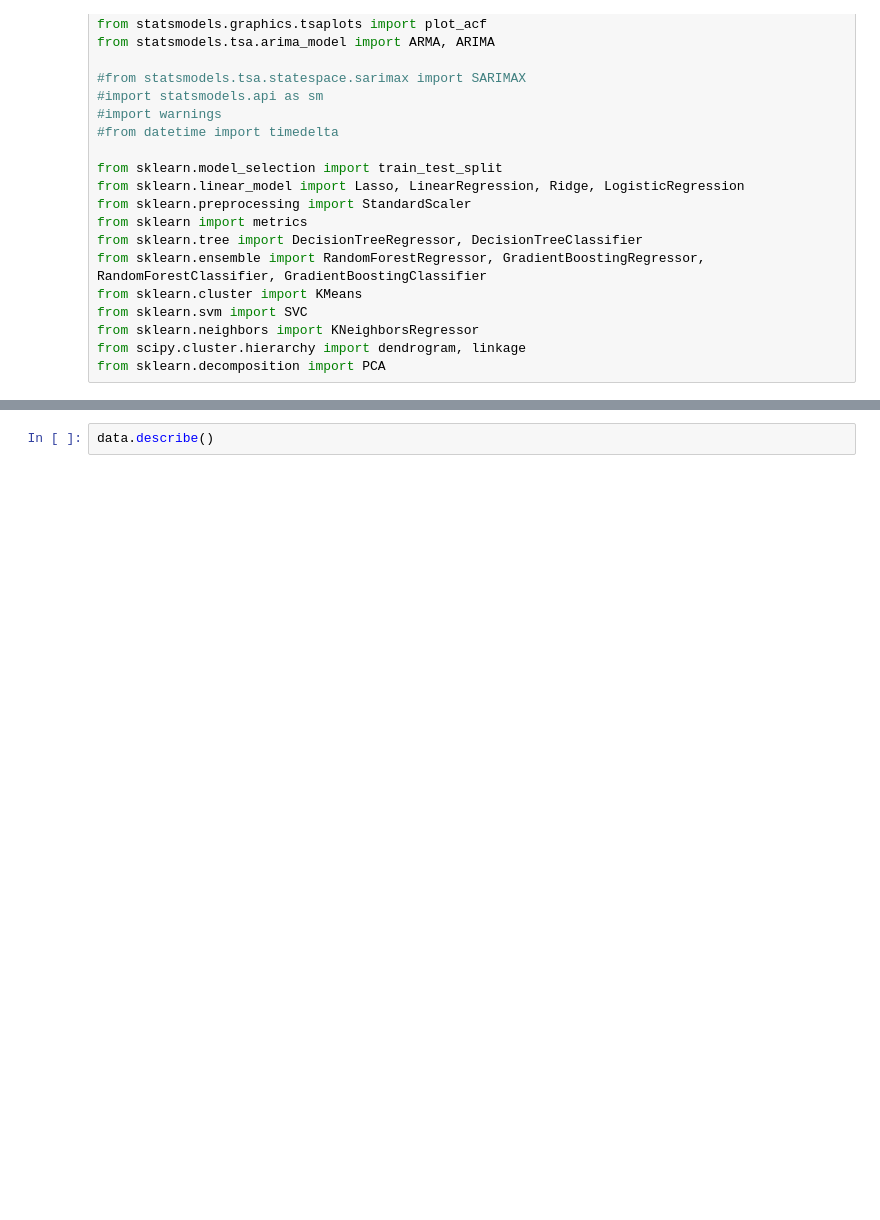
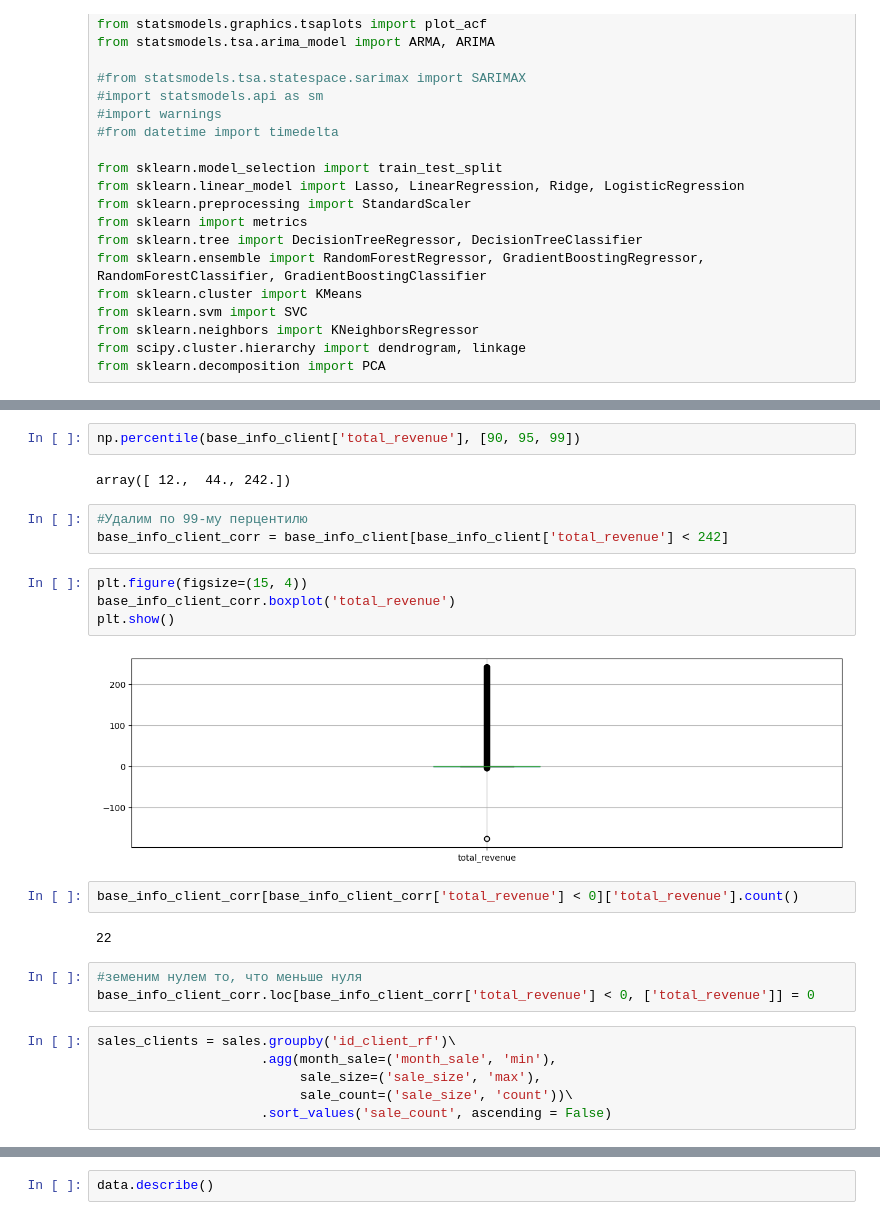
Before and after one commit to abakhmetev/Hackathon_RTK, a Jupyter notebook: Hakaton_Anna.ipynb, the cells around one changed output, grey strips where cells are left out. Drawn from its saved outputs; the diff is of its cells as text; blank space fills up the shorter version.

```diff
--- a/Hakaton_Anna.ipynb
+++ b/Hakaton_Anna.ipynb
@@ -624,0 +530,26 @@ dtype: int64
+# %%
+np.percentile(base_info_client['total_revenue'], [90, 95, 99])
+# %% [output]
+array([ 12.,  44., 242.])
+# %%
+#Удалим по 99-му перцентилю
+base_info_client_corr = base_info_client[base_info_client['total_revenue'] < 242]
+# %%
+plt.figure(figsize=(15, 4))
+base_info_client_corr.boxplot('total_revenue')
+plt.show()
+# %% [output]
+[figure, added]
+# %%
+base_info_client_corr[base_info_client_corr['total_revenue'] < 0]['total_revenue'].count()
+# %% [output]
+22
+# %%
+#земеним нулем то, что меньше нуля
+base_info_client_corr.loc[base_info_client_corr['total_revenue'] < 0, ['total_revenue']] = 0
+# %%
+sales_clients = sales.groupby('id_client_rf')\
+                     .agg(month_sale=('month_sale', 'min'),
+                          sale_size=('sale_size', 'max'),
+                          sale_count=('sale_size', 'count'))\
+                     .sort_values('sale_count', ascending = False)
```
Also changed, not shown: parts of 82 cells of this notebook.
